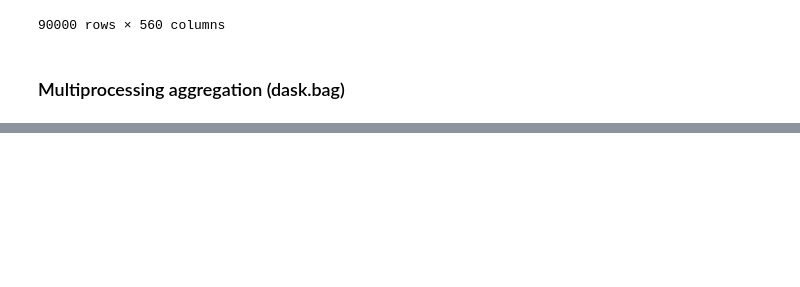
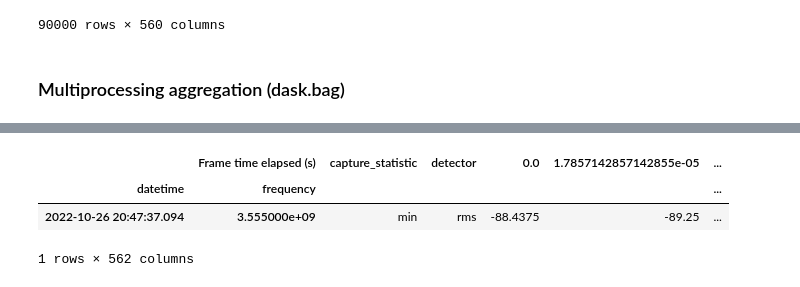
Before and after one commit to usnistgov/nasctn-sea-ingest, a Jupyter notebook: demos/read_archive.ipynb, the cells around one changed output, grey strips where cells are left out. Cells and saved outputs as stored; diff of their text form; code cells hidden in the pictures; blank space fills up the shorter version.

```diff
--- a/demos/read_archive.ipynb
+++ b/demos/read_archive.ipynb
@@ -62,22 +66,46 @@ with stopwatch():
 This is shown aggregating a single trace type (pfp) since it loads a single dataframe.
 # %%
+import ziparchive
 ziparchive = reload(ziparchive)
-from ziparchive import read_seamf_zipfile, MultiProcessingZipFile, concat_dicts
+from ziparchive import read_seamf_zipfile, _read_seamf_zipfile_divisions, MultiProcessingZipFile, concat_dicts
 import numpy as np
+from seamf import iso_to_datetime
 from dask import dataframe
+import dask
 
-partition_size = 40
+def select(data: dict, key: str) -> pd.DataFrame:
+    return data[key]
+
+partition_size = 100
 zfile = MultiProcessingZipFile(data_path)
-filelist = [n for n in zfile.namelist() if n.endswith('.sigmf')][:1000]
+filelist = [n for n in zfile.namelist() if n.endswith('.sigmf')][:]
 file_blocks = np.split(filelist, range(0,len(filelist), partition_size))[1:]
 
+def read_for_export(files):
+    df = (
+        read_seamf_zipfile(zfile, allowlist=files, trace_type='pfp')
+        .astype('float32')
+        .reset_index(['frequency', 'detector', 'capture_statistic'])
+    )
+    df.columns = df.columns.astype('str')
+
+    return df
+
 with stopwatch():
-    # a column stub speeds up the reading process
-    first = read_seamf_zipfile(zfile, allowlist=filelist[:1], trace_type='pfp').iloc[:1]
+    # outline the structure of the dataframe
+    col_stub = read_for_export(filelist[:1]).iloc[:1]
+    index_divs = _read_seamf_zipfile_divisions(zfile, partition_size, filelist)
 
-    pfp = dataframe.from_map(
-        lambda files: read_seamf_zipfile(zfile, allowlist=files, trace_type='pfp'),
+    ddf = dataframe.from_map(
+        read_for_export,
         file_blocks,
-        meta=first,
-    ).compute(scheduler='processes')
+        meta=col_stub,
+        divisions=index_divs
+    )
+
+    ddf = ddf.repartition(freq='1MS')
+    # df = ddf.compute(scheduler='processes')
+    ddf.to_parquet('data/parquet', name_function=lambda i: ddf.divisions[i].strftime('%Y-%m-%d.parquet'))
+    # df = dask.compute(ddf, scheduler='processes')[0]
+    # pfp = df.compute(scheduler='processes')
 # %% [output]
@@ -84,0 +134,7 @@ with stopwatch():
+# %%
+col_stub
+# %% [output]
+|  | Frame time elapsed (s) | capture_statistic | detector | 0.0 | 1.7857142857142855e-05 | ... |
+| datetime | frequency |  |  |  |  | ... |
+| 2022-10-26 20:47:37.094 | 3.555000e+09 | min | rms | -88.4375 | -89.25 | ... |
+1 rows × 562 columns
```
Also changed, not shown: parts of 10 cells of this notebook, 2 other files.
